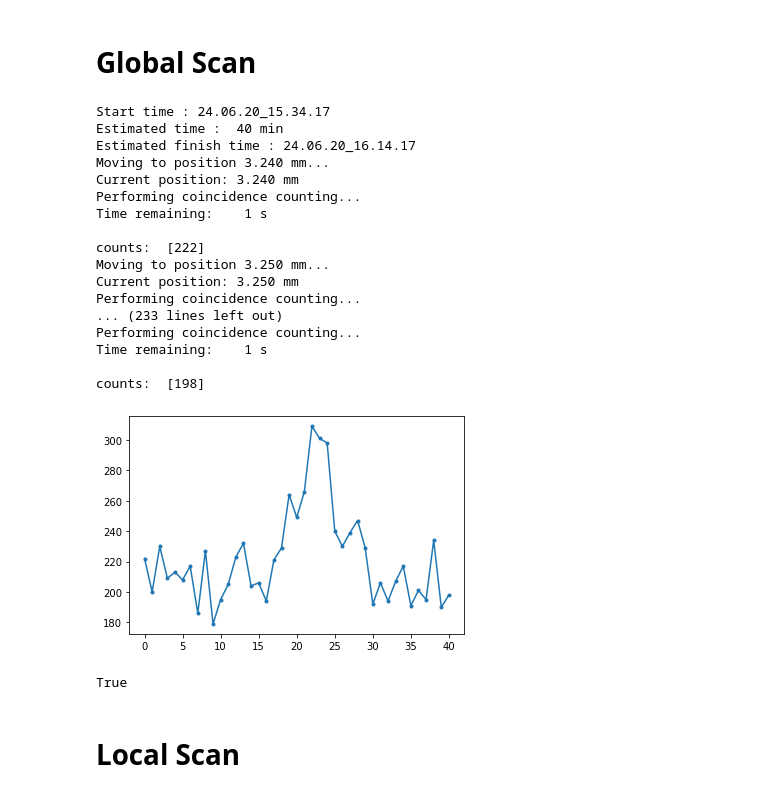
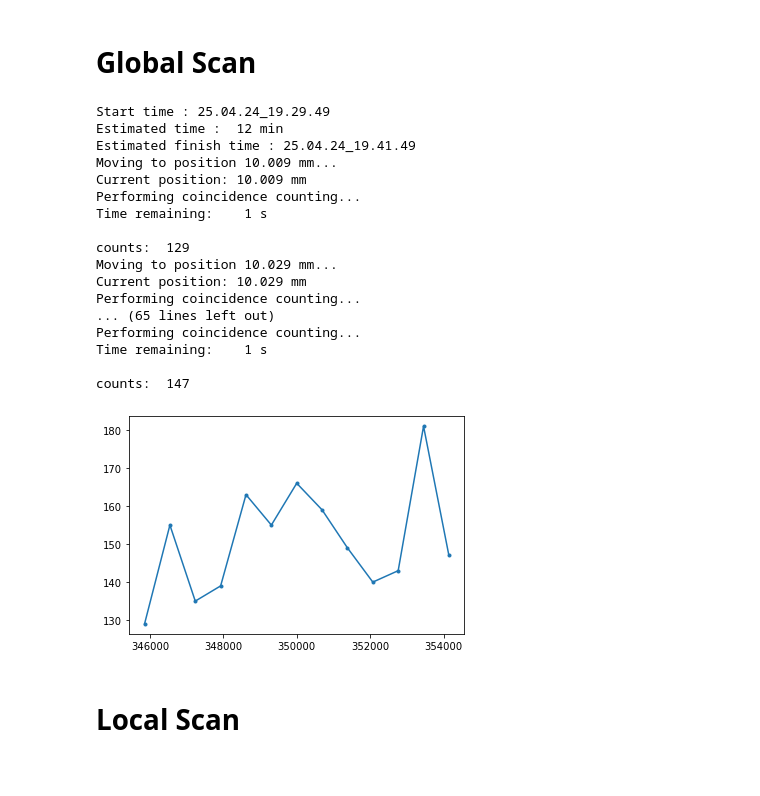
Before and after one commit to hfwang132/tomo_swabian, a Jupyter notebook: utils/vis.ipynb, the cells around one changed output. Saved outputs shown, nothing was run; the diff lists cells and outputs as text; code cells hidden in the pictures.

```diff
--- a/utils/vis.ipynb
+++ b/utils/vis.ipynb
@@ -29,24 +30,19 @@ stage.move_to(0 * 34555)
 # %% [markdown]
 # Global Scan
 # %%
-# stage.home()
-# stage.wait_for_stop()
-# stage.move_to(-14077)
-# stage.wait_for_stop()
-
 # 2) init tagger
 
 tagger = createTimeTagger()
 for j in range(1, 17):
-    tagger.setTriggerLevel(j, 0.8)
+    tagger.setTriggerLevel(j, 1.0)
 
-tagger.setInputDelay(2, -10500)
-tagger.setInputDelay(3, -2985)
-tagger.setInputDelay(4, -7185)
-# tagger.setInputDelay(5, -11395)
+tagger.setInputDelay(2, -3750)
+tagger.setInputDelay(3, -4775)
+tagger.setInputDelay(4, -10335)
+tagger.setInputDelay(5, -10900)
 
 coin = Coincidence(
-                tagger, [1, 3, 2, 4], coincidenceWindow=5000, timestamp=CoincidenceTimestamp.Average
+                tagger, [1, 2, 3, 4], coincidenceWindow=3000, timestamp=CoincidenceTimestamp.Average
                 )
 
 countrate = Countrate(tagger=tagger, channels=coin.getChannels())
@@ -55,15 +51,15 @@ countrate = Countrate(tagger=tagger, channels=coin.getChannels())
 
 t = datetime.datetime.now()
 start_time = t.strftime("%y.%m.%d_%H.%M.%S")
-filename = f"data_Haifei/vis_{start_time}.txt"
+filename = f"data_vis/vis_{start_time}.txt"
 f = open(filename, "w")
 
-step = 0.01
+step = 0.02
 sec = 60
 counts = []
 
-center = 118870 # 118870
-ran = round(0.2 * 34555)
+center = 350000 # 118870
+ran = round(0.12 * 34555)
 range_max = center + ran
 range_min = center - ran
 
@@ -94,9 +90,9 @@ try:
             time.sleep(1)
         print("\n")
         countrate.waitUntilFinished()
-        count = countrate.getCountsTotal()
+        count = countrate.getCountsTotal()[0]
         print("counts: ", count)
-        pos_count = [cur_pos] + [int(num) for num in count]
+        pos_count = [cur_pos] + [count]
         counts.append(count)
 
         f.write(" ".join(map(str, pos_count)))
@@ -107,27 +103,29 @@ except Exception as e:
 finally:
     f.close()
     freeTimeTagger(tagger=tagger)
+    print("Finished!")
 # %% [output]
-Start time : 24.06.20_15.34.17
-Estimated time :  40 min
-Estimated finish time : 24.06.20_16.14.17
-Moving to position 3.240 mm...
-Current position: 3.240 mm
+Start time : 25.04.24_19.29.49
+Estimated time :  12 min
+Estimated finish time : 25.04.24_19.41.49
+Moving to position 10.009 mm...
+Current position: 10.009 mm
 Performing coincidence counting...
 Time remaining:    1 s
 
-counts:  [222]
-Moving to position 3.250 mm...
-Current position: 3.250 mm
+counts:  129
+Moving to position 10.029 mm...
+Current position: 10.029 mm
 Performing coincidence counting...
-... (233 lines left out)
+... (65 lines left out)
 Performing coincidence counting...
 Time remaining:    1 s
 
-counts:  [198]
+counts:  147
 # %%
-plt.plot(counts, ".-")
-plt.savefig(filename[:-4] + '.jpg')
+x = np.arange(range_min, range_max, int(step*34555))
+plt.plot(x, counts, ".-")
+# plt.savefig(filename[:-4] + '.jpg')
 plt.show()
 # %% [output]
-[figure, old version]
+[figure, new version]
@@ -142,5 +131,0 @@ counts = count1[:-1] + count2 + count3[1:]
-# %%
-f.close()
-freeTimeTagger(tagger=tagger)
-# %% [output]
-True
```
Also changed, not shown: parts of 17 cells of this notebook, 10 other files.
